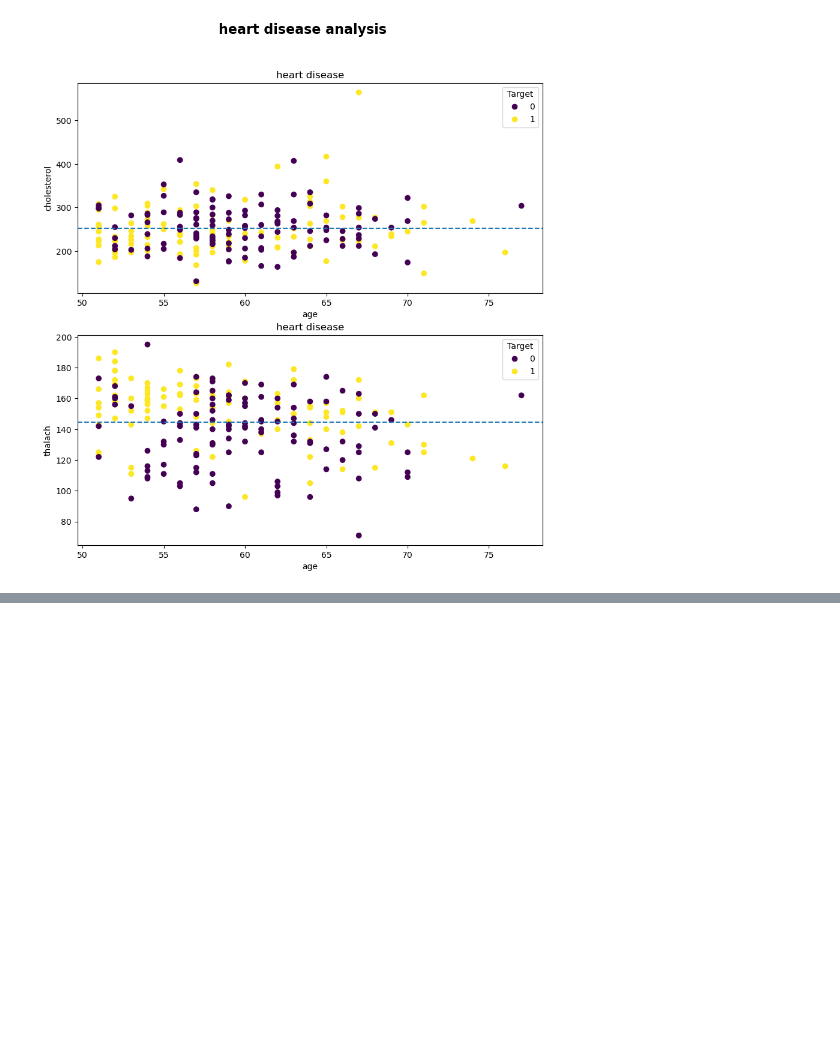
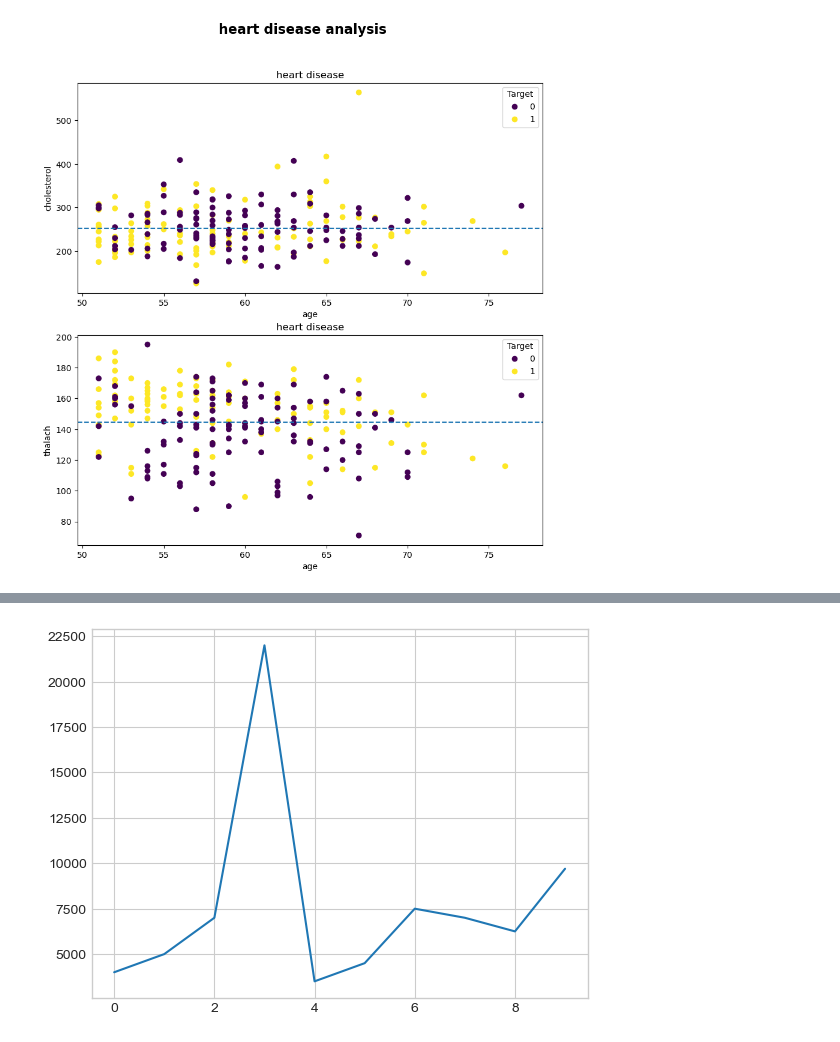
Before and after one commit to olivergarciarg/022_ML_trainning, a Jupyter notebook: sample_project_01/intro matplotlib.ipynb, the cells around one changed output, grey strips where cells are left out. Drawn from its saved outputs; the diff is of its cells as text; code cells hidden in the pictures; blank space fills up the shorter version.

```diff
--- a/sample_project_01/intro matplotlib.ipynb
+++ b/sample_project_01/intro matplotlib.ipynb
@@ -379,0 +410,4 @@ fig.suptitle("heart disease analysis", fontsize=16, fontweight="bold");
+# %%
+car_sales["Price"].plot();
+# %% [output]
+[figure, added]
```
Also changed, not shown: parts of 23 cells of this notebook, 1 other file.
